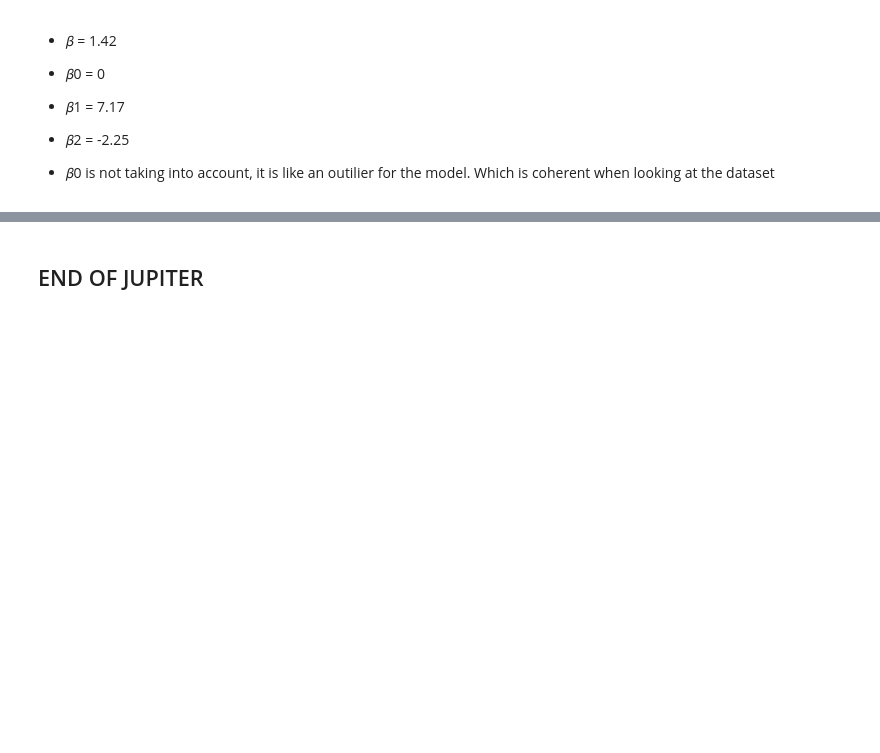
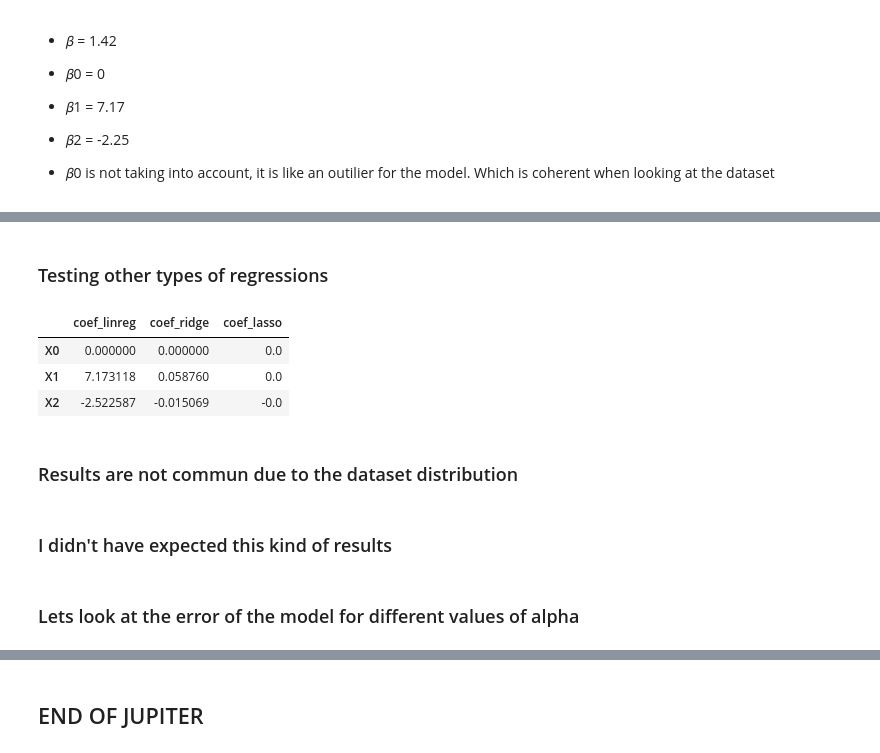
Before and after one commit to glaiveVII/bigdata, a Jupyter notebook: maths/regresssion.ipynb, the cells around one changed output, grey strips where cells are left out. Cells and saved outputs as stored; diff of their text form; code cells hidden in the pictures; blank space fills up the shorter version.

```diff
--- a/maths/regresssion.ipynb
+++ b/maths/regresssion.ipynb
@@ -260,0 +327,24 @@ print(intercept_b)
+# %% [markdown]
+### Testing other types of regressions
+# %%
+from sklearn.linear_model import Ridge, Lasso, LinearRegression
+linreg = LinearRegression().fit(X, y)
+ridge = Ridge(alpha=100).fit(X, y)
+lasso = Lasso(alpha=100).fit(X, y)
+
+pd.DataFrame({
+    "coef_linreg": pd.Series(linreg.coef_, index = X.columns),
+    "coef_ridge": pd.Series(ridge.coef_, index = X.columns),
+    "coef_lasso": pd.Series(lasso.coef_, index= X.columns),
+})
+# %% [output]
+|  | coef_linreg | coef_ridge | coef_lasso |
+| X0 | 0.000000 | 0.000000 | 0.0 |
+| X1 | 7.173118 | 0.058760 | 0.0 |
+| X2 | -2.522587 | -0.015069 | -0.0 |
+# %% [markdown]
+### Results are not commun due to the dataset distribution
+# %% [markdown]
+### I didn't have expected this kind of results
+# %% [markdown]
+### Lets look at the error of the model for different values of alpha
```
Also changed, not shown: parts of 20 cells of this notebook.
